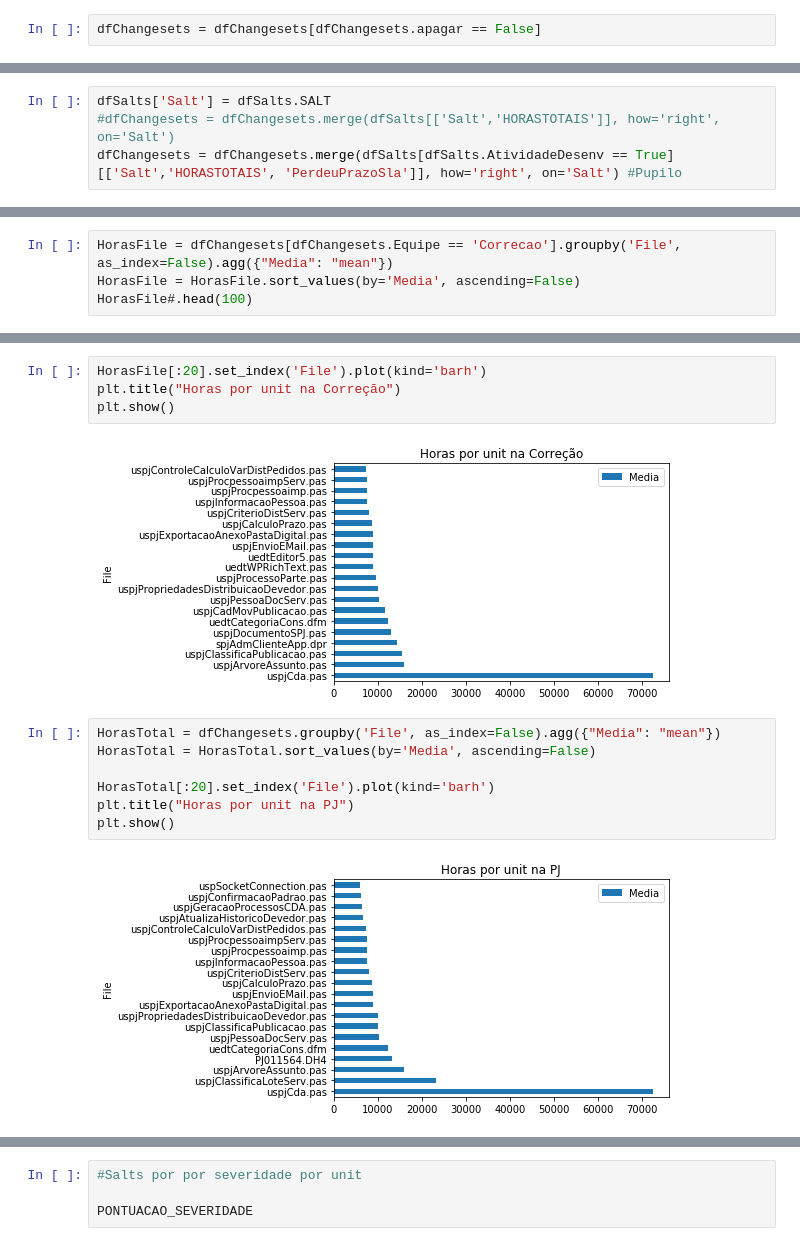
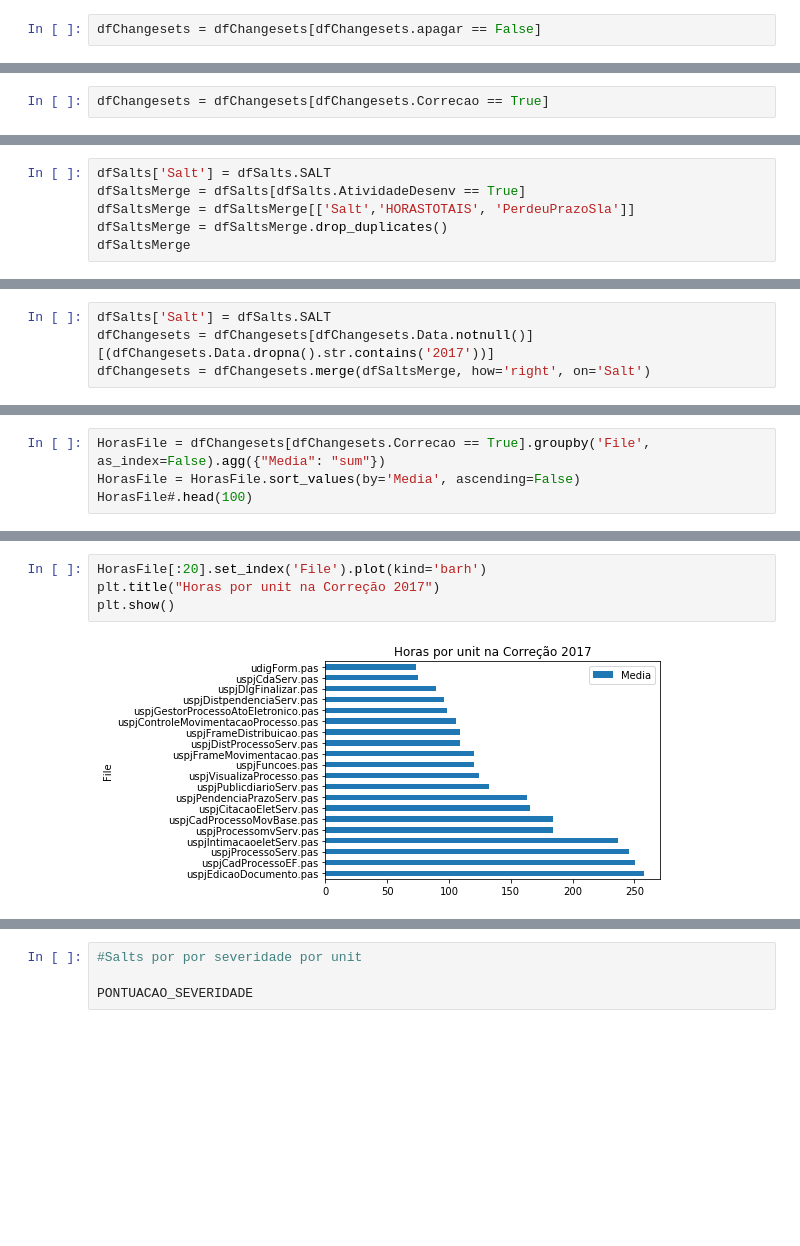
Before and after one commit to wilianselzlein/Metricas, a Jupyter notebook: Changesets.ipynb, the cells around one changed output, grey strips where cells are left out. Cells and saved outputs as stored; diff of their text form; blank space fills up the shorter version.

```diff
--- a/Changesets.ipynb
+++ b/Changesets.ipynb
@@ -316,3 +177,5 @@ dfChangesets.groupby('Salt')['Salt'].count()
+# %%
+dfChangesets = dfChangesets[dfChangesets.Correcao == True]
 # %%
 dfChangesets.head(30)
 # %% [output]
@@ -389,4 +251,6 @@ dfSalts.head(5)
 # %%
 dfSalts['Salt'] = dfSalts.SALT
-#dfChangesets = dfChangesets.merge(dfSalts[['Salt','HORASTOTAIS']], how='right', on='Salt')
-dfChangesets = dfChangesets.merge(dfSalts[dfSalts.AtividadeDesenv == True][['Salt','HORASTOTAIS', 'PerdeuPrazoSla']], how='right', on='Salt') #Pupilo
+dfSaltsMerge = dfSalts[dfSalts.AtividadeDesenv == True]
+dfSaltsMerge = dfSaltsMerge[['Salt','HORASTOTAIS', 'PerdeuPrazoSla']]
+dfSaltsMerge = dfSaltsMerge.drop_duplicates()
+dfSaltsMerge
@@ -393,3 +276,7 @@ dfChangesets = dfChangesets.merge(dfSalts[dfSalts.AtividadeDesenv == True][['Sal
+# %%
+dfSalts['Salt'] = dfSalts.SALT
+dfChangesets = dfChangesets[dfChangesets.Data.notnull()][(dfChangesets.Data.dropna().str.contains('2017'))]
+dfChangesets = dfChangesets.merge(dfSaltsMerge, how='right', on='Salt')
 # %%
 dfChangesets.query('conta > 1')
 # %% [output]
@@ -416,5 +305,5 @@ dfChangesets['Media'] = dfChangesets.HORASTOTAIS / dfChangesets.conta
 # %%
-HorasFile = dfChangesets[dfChangesets.Equipe == 'Correcao'].groupby('File', as_index=False).agg({"Media": "mean"})
+HorasFile = dfChangesets[dfChangesets.Correcao == True].groupby('File', as_index=False).agg({"Media": "sum"})
 HorasFile = HorasFile.sort_values(by='Media', ascending=False)
 HorasFile#.head(100)
 # %% [output]
@@ -448,18 +328,9 @@ correcao[correcao.File == 'uspjEnvioEMail.pas']
 # %%
 HorasFile[:20].set_index('File').plot(kind='barh')
-plt.title("Horas por unit na Correção")
+plt.title("Horas por unit na Correção 2017")
 plt.show()
 # %% [output]
-[figure, old version]
+[figure, new version]
-# %%
-HorasTotal = dfChangesets.groupby('File', as_index=False).agg({"Media": "mean"})
-HorasTotal = HorasTotal.sort_values(by='Media', ascending=False)
-
-HorasTotal[:20].set_index('File').plot(kind='barh')
-plt.title("Horas por unit na PJ")
-plt.show()
-# %% [output]
-[figure, removed]
 # %%
 Prazo = dfChangesets[dfChangesets.PerdeuPrazoSla == True].groupby('File', as_index=False).agg({"Salt": "count"})
 Prazo = Prazo.sort_values(by='Salt', ascending=False)
```
Also changed, not shown: parts of 32 cells of this notebook, 4 other files.
